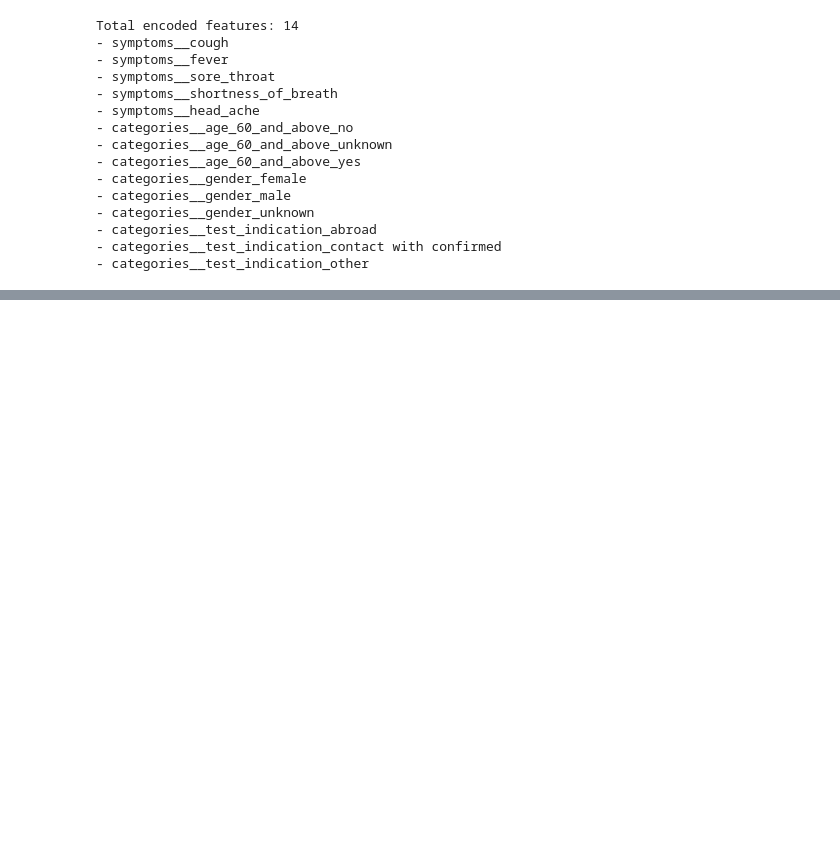
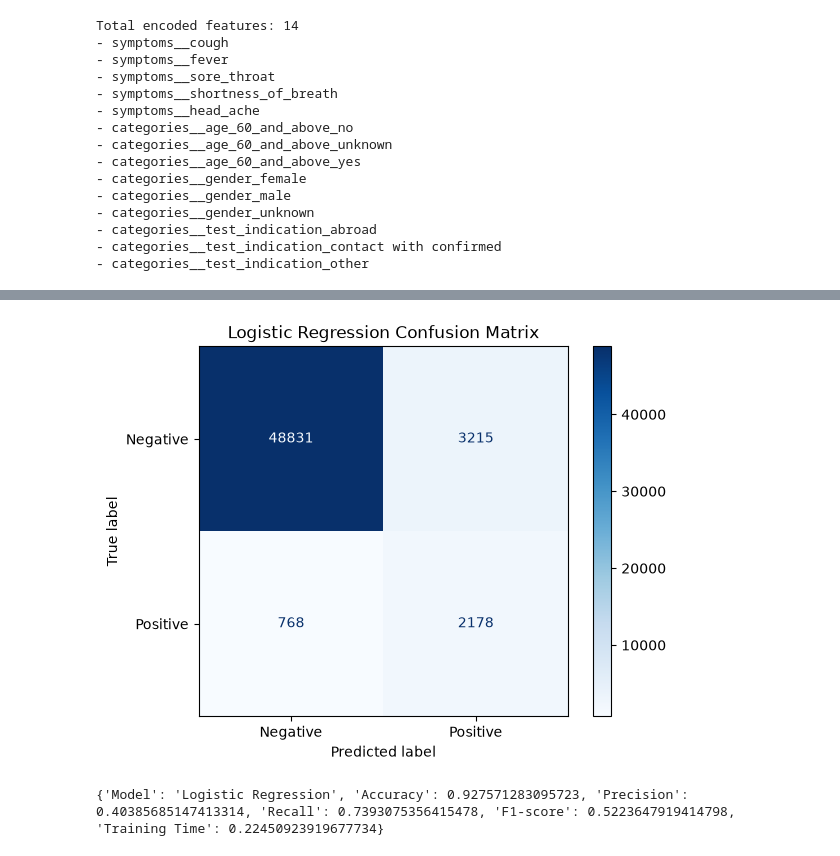
Before and after one commit to Leonchang06/COVID19_ML_Project, a Jupyter notebook: covid_analysis.ipynb, the cells around one changed output, grey strips where cells are left out. Drawn from its saved outputs; the diff is of its cells as text; code cells hidden in the pictures; blank space fills up the shorter version.

Commit message:
leon Logistic Regression Results

```diff
--- a/covid_analysis.ipynb
+++ b/covid_analysis.ipynb
@@ -501,0 +515,8 @@ Total encoded features: 14
+# %%
+logistic_model = LogisticRegression(
+    max_iter=1000,
+    class_weight="balanced",
+    random_state=42
+)
+
+print("Logistic Regression model created!")
@@ -501,0 +545,15 @@ Total encoded features: 14
+# %%
+logistic_predictions = logistic_model.predict(
+    X_test_encoded
+)
+
+print("Prediction completed!")
+print(
+    "Number of predictions:",
+    len(logistic_predictions)
+)
+
+print(
+    "First 20 predictions:",
+    logistic_predictions[:20]
+)
@@ -501,0 +636,34 @@ Total encoded features: 14
+# %%
+import matplotlib.pyplot as plt
+
+ConfusionMatrixDisplay.from_predictions(
+    y_test,
+    logistic_predictions,
+    display_labels=[
+        "Negative",
+        "Positive"
+    ],
+    cmap="Blues",
+    values_format="d"
+)
+
+plt.title(
+    "Logistic Regression Confusion Matrix"
+)
+
+plt.show()
+# %% [output]
+[figure, added]
+# %%
+logistic_result = {
+    "Model": "Logistic Regression",
+    "Accuracy": logistic_accuracy,
+    "Precision": logistic_precision,
+    "Recall": logistic_recall,
+    "F1-score": logistic_f1,
+    "Training Time": logistic_training_time
+}
+
+print(logistic_result)
+# %% [output]
+{'Model': 'Logistic Regression', 'Accuracy': 0.927571283095723, 'Precision': 0.40385685147413314, 'Recall': 0.7393075356415478, 'F1-score': 0.5223647919414798, 'Training Time': 0.22450923919677734}
```
Also changed, not shown: parts of 10 cells of this notebook, 2 other files.
